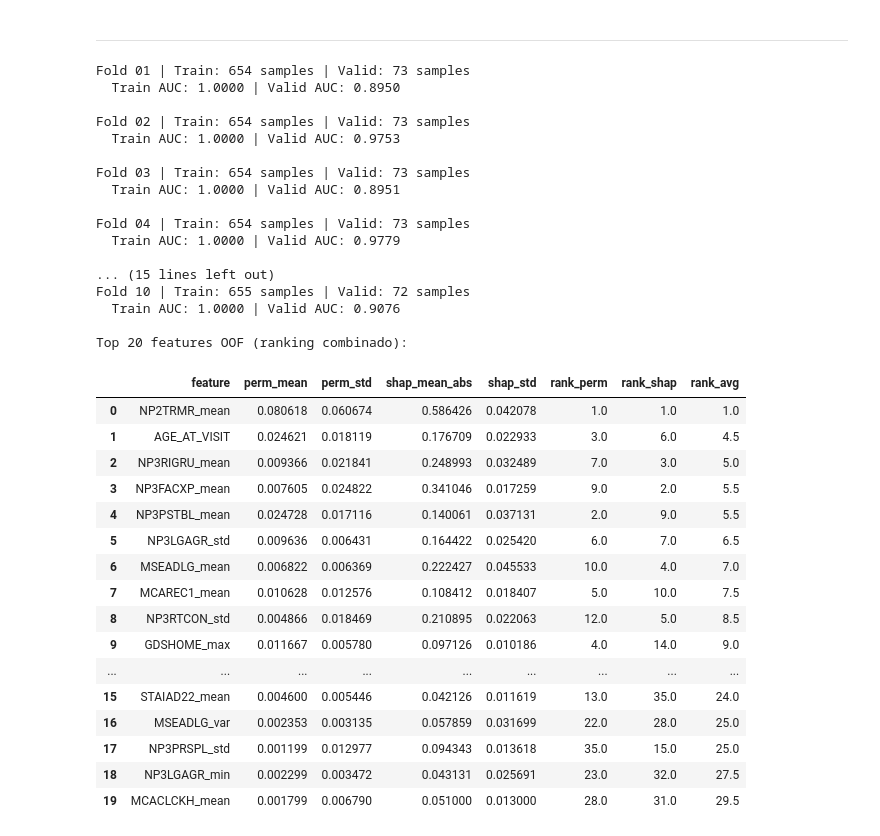
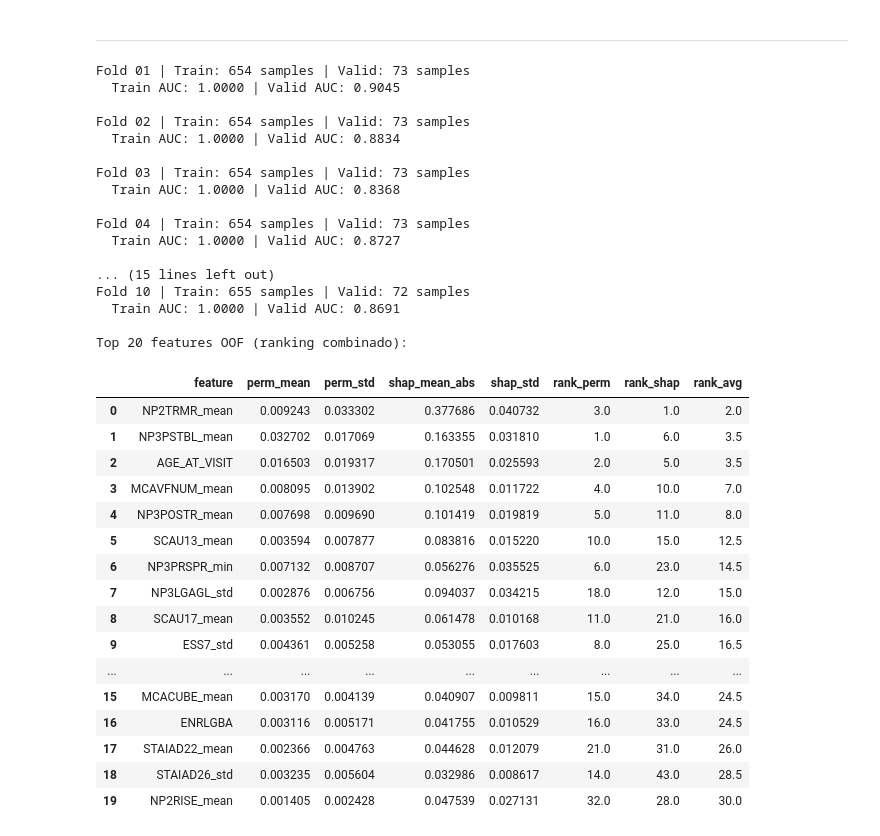
Before and after one commit to fserracrespi/PD_progression_ppmi, a Jupyter notebook: SCRIPTS/PYTHON/FEATURE SELECTION/LATE.ipynb, the cells around one changed output. Saved outputs shown, nothing was run; the diff lists cells and outputs as text; code cells hidden in the pictures.

```diff
--- a/SCRIPTS/PYTHON/FEATURE SELECTION/LATE.ipynb
+++ b/SCRIPTS/PYTHON/FEATURE SELECTION/LATE.ipynb
@@ -15,10 +15,12 @@ data = pd.read_csv(path_data,index_col=0)
 def HY_classification(nhy):
     if nhy == 0:
         return 0  # Healthy
-    elif nhy in [1, 2]:
+    elif nhy  == 1:
         return 1  # Early Stage
+    elif nhy == 2:
+        return 2  # Mid Stage
     else:
-        return 2  # Advanced Stage
+        return 3  # Advanced Stage
 
 data["STAGE"] = data["NHY"].apply(HY_classification)
 
@@ -211,7 +303,7 @@ from sklearn.svm import LinearSVC
 
 xgb = XGBClassifier(
     objective="multi:softprob",
-    num_class=3,
+    num_class=4,
     n_estimators=400,
     max_depth=4,
     learning_rate=0.05,
@@ -267,7 +359,7 @@ y_full = train_target
 for name, est in estimators.items():
     print(f"\n=== {name} ({est.__class__.__name__}) ===")
 
-    oof_proba = np.zeros((len(y_full), 3), dtype=float)
+    oof_proba = np.zeros((len(y_full), 4), dtype=float)
     fold_selected_cols = []
     cv_internal = StratifiedKFold(n_splits=3, shuffle=True, random_state=42)  # CV interno para RFECV (puedes bajarlo a 3-5 para acelerar)
     for fold, (tr_idx, va_idx) in enumerate(cv_internal.split(X_full, y_full), start=1):
@@ -426,7 +518,7 @@ if isinstance(y, np.ndarray):
 else:
     y = y.loc[X.index]
 
-NUM_CLASS = 3
+NUM_CLASS = 4
 N_SPLITS = 10
 RANDOM_STATE = 42
 
@@ -505,54 +597,54 @@ df_oof = pd.DataFrame({
     "perm_std": perm_std,
     "shap_mean_abs": shap_mean,
     "shap_std": shap_std
 })
 
 # Rankings (puedes elegir uno como principal)
 df_oof["rank_perm"] = df_oof["perm_mean"].rank(ascending=False, method="average")
 df_oof["rank_shap"] = df_oof["shap_mean_abs"].rank(ascending=False, method="average")
 
 # Ranking combinado simple (promedio de ranks)
 df_oof["rank_avg"] = df_oof[["rank_perm", "rank_shap"]].mean(axis=1)
 
 df_oof = df_oof.sort_values("rank_avg").reset_index(drop=True)
 
 print("\nTop 20 features OOF (ranking combinado):")
 df_oof.head(20)
 # %% [output]
 Fold 01 | Train: 654 samples | Valid: 73 samples
-  Train AUC: 1.0000 | Valid AUC: 0.8950
+  Train AUC: 1.0000 | Valid AUC: 0.9045
 
 Fold 02 | Train: 654 samples | Valid: 73 samples
-  Train AUC: 1.0000 | Valid AUC: 0.9753
+  Train AUC: 1.0000 | Valid AUC: 0.8834
 
 Fold 03 | Train: 654 samples | Valid: 73 samples
-  Train AUC: 1.0000 | Valid AUC: 0.8951
+  Train AUC: 1.0000 | Valid AUC: 0.8368
 
 Fold 04 | Train: 654 samples | Valid: 73 samples
-  Train AUC: 1.0000 | Valid AUC: 0.9779
+  Train AUC: 1.0000 | Valid AUC: 0.8727
 
 ... (15 lines left out)
 Fold 10 | Train: 655 samples | Valid: 72 samples
-  Train AUC: 1.0000 | Valid AUC: 0.9076
+  Train AUC: 1.0000 | Valid AUC: 0.8691
 
 Top 20 features OOF (ranking combinado):
 |  | feature | perm_mean | perm_std | shap_mean_abs | shap_std | rank_perm | rank_shap | rank_avg |
-| 0 | NP2TRMR_mean | 0.080618 | 0.060674 | 0.586426 | 0.042078 | 1.0 | 1.0 | 1.0 |
-| 1 | AGE_AT_VISIT | 0.024621 | 0.018119 | 0.176709 | 0.022933 | 3.0 | 6.0 | 4.5 |
-| 2 | NP3RIGRU_mean | 0.009366 | 0.021841 | 0.248993 | 0.032489 | 7.0 | 3.0 | 5.0 |
-| 3 | NP3FACXP_mean | 0.007605 | 0.024822 | 0.341046 | 0.017259 | 9.0 | 2.0 | 5.5 |
-| 4 | NP3PSTBL_mean | 0.024728 | 0.017116 | 0.140061 | 0.037131 | 2.0 | 9.0 | 5.5 |
-| 5 | NP3LGAGR_std | 0.009636 | 0.006431 | 0.164422 | 0.025420 | 6.0 | 7.0 | 6.5 |
-| 6 | MSEADLG_mean | 0.006822 | 0.006369 | 0.222427 | 0.045533 | 10.0 | 4.0 | 7.0 |
-| 7 | MCAREC1_mean | 0.010628 | 0.012576 | 0.108412 | 0.018407 | 5.0 | 10.0 | 7.5 |
-| 8 | NP3RTCON_std | 0.004866 | 0.018469 | 0.210895 | 0.022063 | 12.0 | 5.0 | 8.5 |
-| 9 | GDSHOME_max | 0.011667 | 0.005780 | 0.097126 | 0.010186 | 4.0 | 14.0 | 9.0 |
+| 0 | NP2TRMR_mean | 0.009243 | 0.033302 | 0.377686 | 0.040732 | 3.0 | 1.0 | 2.0 |
+| 1 | NP3PSTBL_mean | 0.032702 | 0.017069 | 0.163355 | 0.031810 | 1.0 | 6.0 | 3.5 |
+| 2 | AGE_AT_VISIT | 0.016503 | 0.019317 | 0.170501 | 0.025593 | 2.0 | 5.0 | 3.5 |
+| 3 | MCAVFNUM_mean | 0.008095 | 0.013902 | 0.102548 | 0.011722 | 4.0 | 10.0 | 7.0 |
+| 4 | NP3POSTR_mean | 0.007698 | 0.009690 | 0.101419 | 0.019819 | 5.0 | 11.0 | 8.0 |
+| 5 | SCAU13_mean | 0.003594 | 0.007877 | 0.083816 | 0.015220 | 10.0 | 15.0 | 12.5 |
+| 6 | NP3PRSPR_min | 0.007132 | 0.008707 | 0.056276 | 0.035525 | 6.0 | 23.0 | 14.5 |
+| 7 | NP3LGAGL_std | 0.002876 | 0.006756 | 0.094037 | 0.034215 | 18.0 | 12.0 | 15.0 |
+| 8 | SCAU17_mean | 0.003552 | 0.010245 | 0.061478 | 0.010168 | 11.0 | 21.0 | 16.0 |
+| 9 | ESS7_std | 0.004361 | 0.005258 | 0.053055 | 0.017603 | 8.0 | 25.0 | 16.5 |
 | ... | ... | ... | ... | ... | ... | ... | ... | ... |
-| 15 | STAIAD22_mean | 0.004600 | 0.005446 | 0.042126 | 0.011619 | 13.0 | 35.0 | 24.0 |
-| 16 | MSEADLG_var | 0.002353 | 0.003135 | 0.057859 | 0.031699 | 22.0 | 28.0 | 25.0 |
-| 17 | NP3PRSPL_std | 0.001199 | 0.012977 | 0.094343 | 0.013618 | 35.0 | 15.0 | 25.0 |
-| 18 | NP3LGAGR_min | 0.002299 | 0.003472 | 0.043131 | 0.025691 | 23.0 | 32.0 | 27.5 |
-| 19 | MCACLCKH_mean | 0.001799 | 0.006790 | 0.051000 | 0.013000 | 28.0 | 31.0 | 29.5 |
+| 15 | MCACUBE_mean | 0.003170 | 0.004139 | 0.040907 | 0.009811 | 15.0 | 34.0 | 24.5 |
+| 16 | ENRLGBA | 0.003116 | 0.005171 | 0.041755 | 0.010529 | 16.0 | 33.0 | 24.5 |
+| 17 | STAIAD22_mean | 0.002366 | 0.004763 | 0.044628 | 0.012079 | 21.0 | 31.0 | 26.0 |
+| 18 | STAIAD26_std | 0.003235 | 0.005604 | 0.032986 | 0.008617 | 14.0 | 43.0 | 28.5 |
+| 19 | NP2RISE_mean | 0.001405 | 0.002428 | 0.047539 | 0.027131 | 32.0 | 28.0 | 30.0 |
 # %%
 df_oof["feature"].values[:100]
 # %% [output]
```
Also changed, not shown: parts of 16 cells of this notebook, 1 other file.
